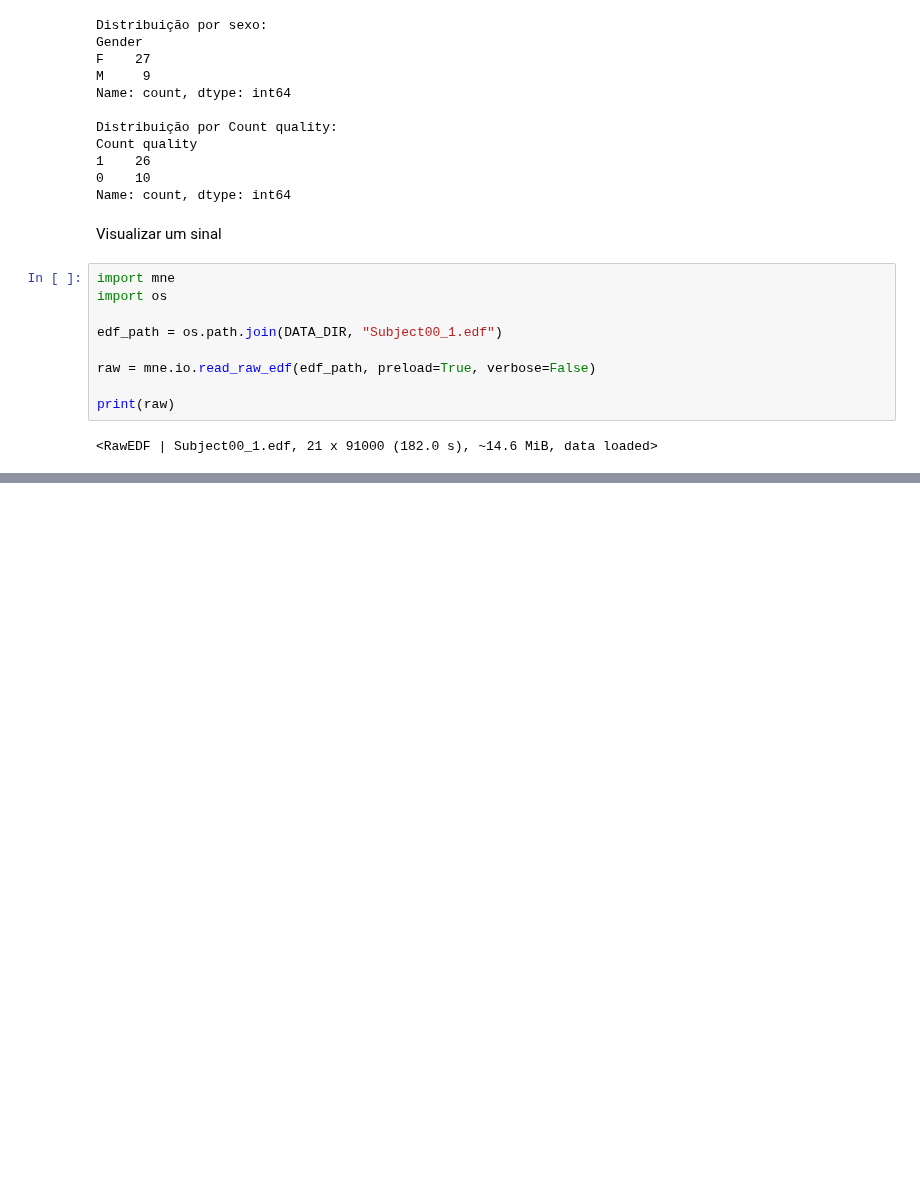
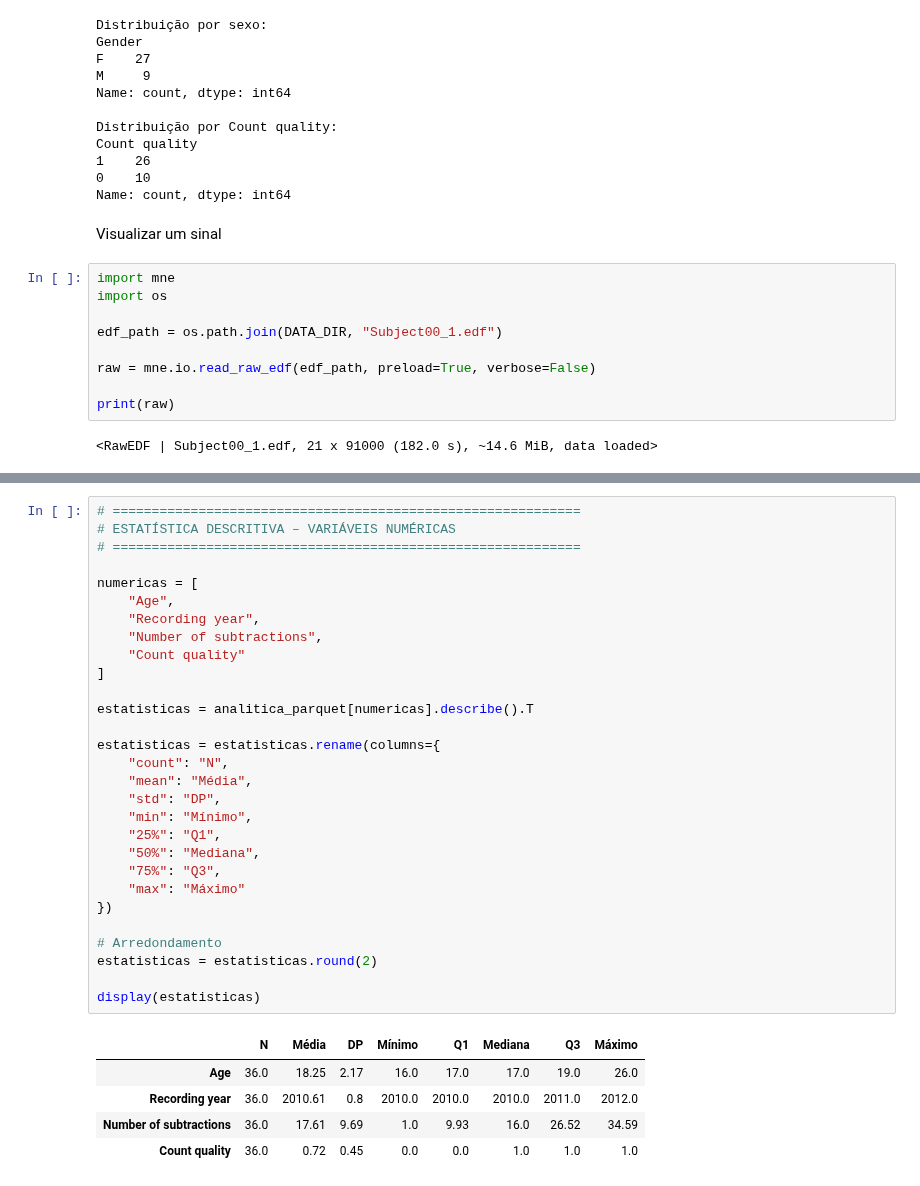
Before and after one commit to mariasurjus1005/projeto-reprodutivel-eeg_aula1, a Jupyter notebook: EEGMAT_EDA.ipynb, the cells around one changed output, grey strips where cells are left out. Drawn from its saved outputs; the diff is of its cells as text; blank space fills up the shorter version.

```diff
--- a/EEGMAT_EDA.ipynb
+++ b/EEGMAT_EDA.ipynb
@@ -204,0 +316,35 @@ Using matplotlib as 2D backend.
+# %%
+# ============================================================
+# ESTATÍSTICA DESCRITIVA – VARIÁVEIS NUMÉRICAS
+# ============================================================
+
+numericas = [
+    "Age",
+    "Recording year",
+    "Number of subtractions",
+    "Count quality"
+]
+
+estatisticas = analitica_parquet[numericas].describe().T
+
+estatisticas = estatisticas.rename(columns={
+    "count": "N",
+    "mean": "Média",
+    "std": "DP",
+    "min": "Mínimo",
+    "25%": "Q1",
+    "50%": "Mediana",
+    "75%": "Q3",
+    "max": "Máximo"
+})
+
+# Arredondamento
+estatisticas = estatisticas.round(2)
+
+display(estatisticas)
+# %% [output]
+|  | N | Média | DP | Mínimo | Q1 | Mediana | Q3 | Máximo |
+| Age | 36.0 | 18.25 | 2.17 | 16.0 | 17.0 | 17.0 | 19.0 | 26.0 |
+| Recording year | 36.0 | 2010.61 | 0.8 | 2010.0 | 2010.0 | 2010.0 | 2011.0 | 2012.0 |
+| Number of subtractions | 36.0 | 17.61 | 9.69 | 1.0 | 9.93 | 16.0 | 26.52 | 34.59 |
+| Count quality | 36.0 | 0.72 | 0.45 | 0.0 | 0.0 | 1.0 | 1.0 | 1.0 |
```
Also changed, not shown: parts of 10 cells of this notebook.
